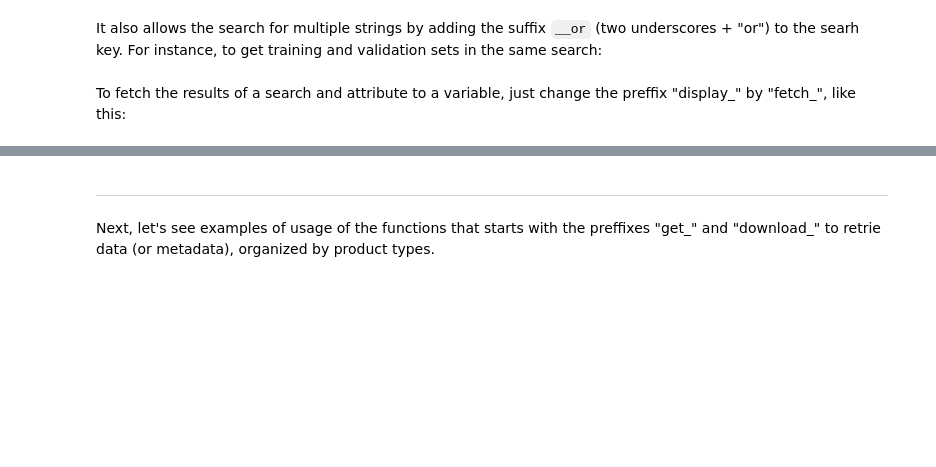
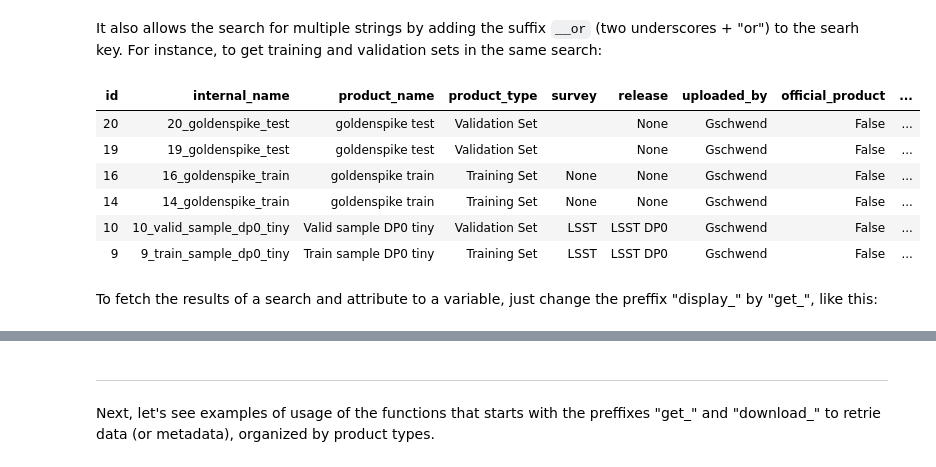
Before and after one commit to linea-it/pzserver, a Jupyter notebook: pz_server_tutorial.ipynb, the cells around one changed output, grey strips where cells are left out. Drawn from its saved outputs; the diff is of its cells as text; code cells hidden in the pictures; blank space fills up the shorter version.

```diff
--- a/pz_server_tutorial.ipynb
+++ b/pz_server_tutorial.ipynb
@@ -74,7 +118,15 @@ pz_server.display_products_list(filters={"release": "DP0"})
 # %% [markdown]
 It also allows the search for multiple strings by adding the suffix `__or` (two underscores + "or") to the searh key. For instance, to get training and validation sets in the same search:
 # %%
-pz_server.display_products_list(filters={"product_type__or": ["train", "valid"]})
+pz_server.display_products_list(filters={"product_type__or": ["training set", "validation set"]})
+# %% [output]
+| id | internal_name | product_name | product_type | survey | release | uploaded_by | official_product | ... |
+| 20 | 20_goldenspike_test | goldenspike test | Validation Set |  | None | Gschwend | False | ... |
+| 19 | 19_goldenspike_test | goldenspike test | Validation Set |  | None | Gschwend | False | ... |
+| 16 | 16_goldenspike_train | goldenspike train | Training Set | None | None | Gschwend | False | ... |
+| 14 | 14_goldenspike_train | goldenspike train | Training Set | None | None | Gschwend | False | ... |
+| 10 | 10_valid_sample_dp0_tiny | Valid sample DP0 tiny | Validation Set | LSST | LSST DP0 | Gschwend | False | ... |
+| 9 | 9_train_sample_dp0_tiny | Train sample DP0 tiny | Training Set | LSST | LSST DP0 | Gschwend | False | ... |
 # %% [markdown]
-To fetch the results of a search and attribute to a variable, just change the preffix "display_" by "fetch_", like this:
+To fetch the results of a search and attribute to a variable, just change the preffix "display_" by "get_", like this:
 # %%
```
Also changed, not shown: parts of 40 cells of this notebook.
